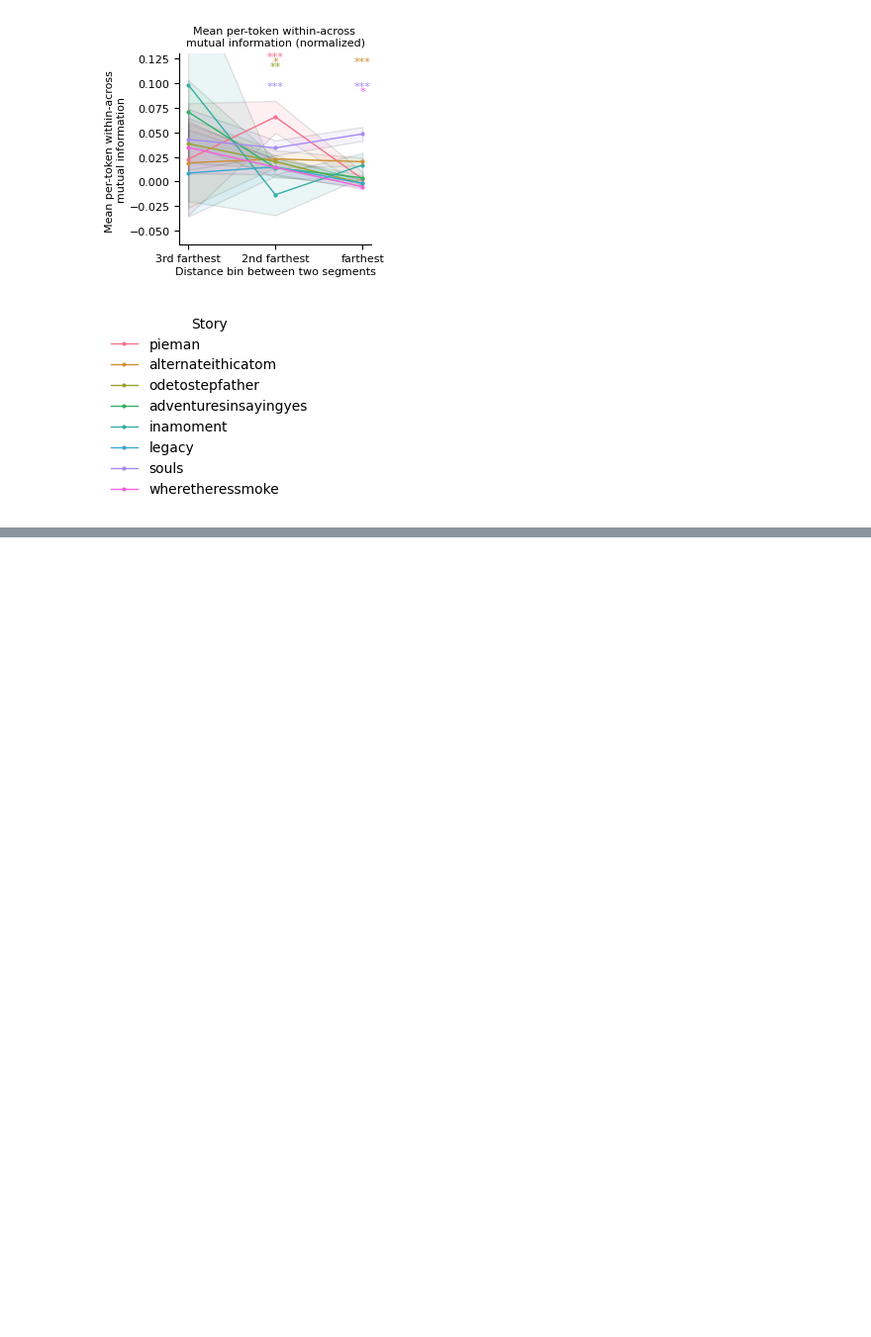
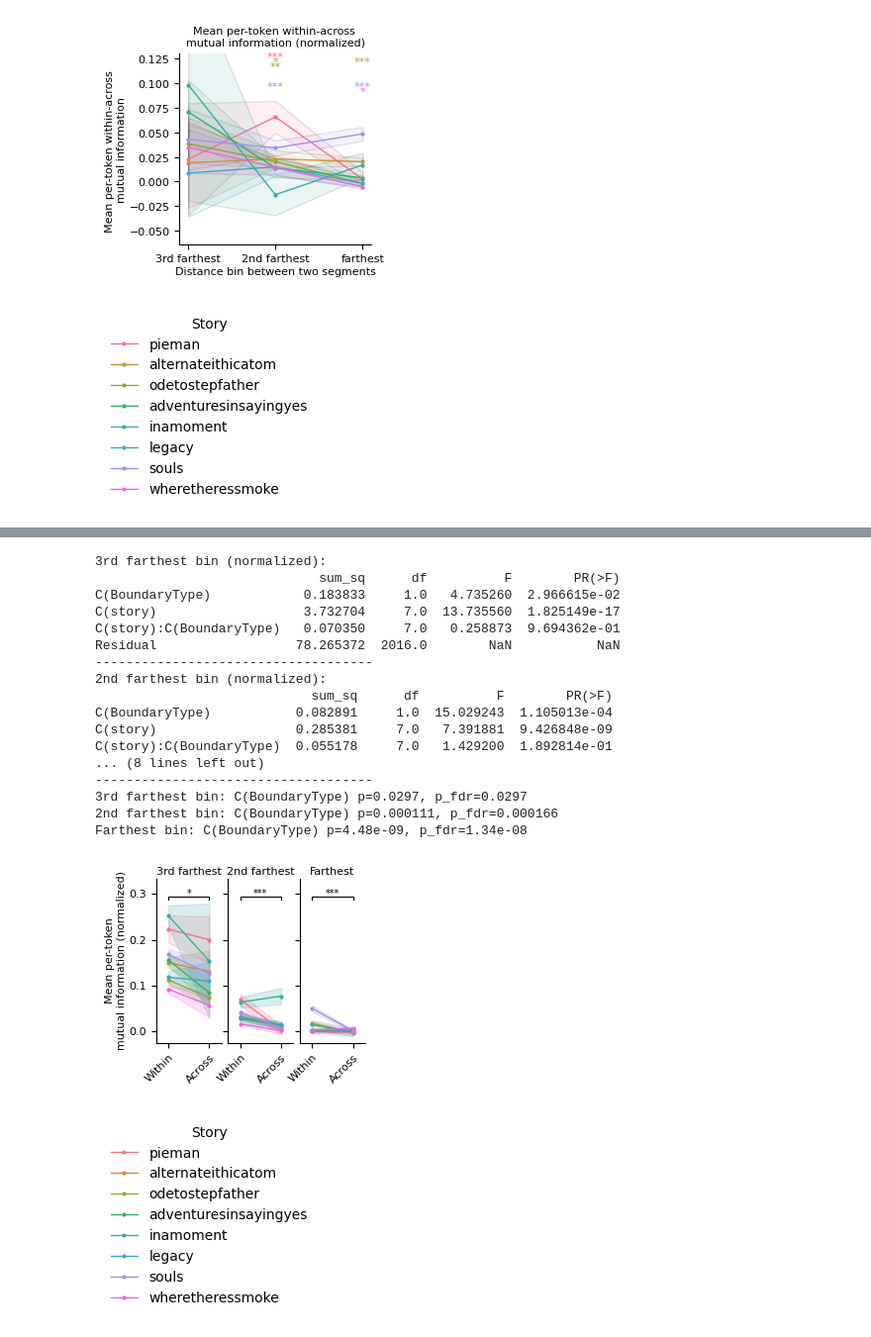
Before and after one commit to HuthLab/CRUISE, a Jupyter notebook: notebooks/event_boundary_information_cleaned.ipynb, the cells around one changed output, grey strips where cells are left out. Shown at 99% size. Saved outputs shown, nothing was run; the diff lists cells and outputs as text; code cells hidden in the pictures; blank space fills up the shorter version.

```diff
--- a/notebooks/event_boundary_information_cleaned.ipynb
+++ b/notebooks/event_boundary_information_cleaned.ipynb
@@ -667,0 +788,24 @@ legend.savefig(os.path.join(sliding_window_figures_save_dir,'within-across_mean_
+# %%
+fig1,legend = plot_pair_type_line(all_story_data_df_norm,norm = True)
+fig1.savefig(os.path.join(sliding_window_figures_save_dir,'within_vs_across_3farthest_norm_%dbins.svg'%nbins),transparent = True)
+# legend.savefig(os.path.join(sliding_window_figures_save_dir,'within_vs_across_norm_legend.svg'),transparent = True)
+# %% [output]
+3rd farthest bin (normalized):
+                             sum_sq      df          F        PR(>F)
+C(BoundaryType)            0.183833     1.0   4.735260  2.966615e-02
+C(story)                   3.732704     7.0  13.735560  1.825149e-17
+C(story):C(BoundaryType)   0.070350     7.0   0.258873  9.694362e-01
+Residual                  78.265372  2016.0        NaN           NaN
+------------------------------------
+2nd farthest bin (normalized):
+                            sum_sq      df          F        PR(>F)
+C(BoundaryType)           0.082891     1.0  15.029243  1.105013e-04
+C(story)                  0.285381     7.0   7.391881  9.426848e-09
+C(story):C(BoundaryType)  0.055178     7.0   1.429200  1.892814e-01
+... (8 lines left out)
+------------------------------------
+3rd farthest bin: C(BoundaryType) p=0.0297, p_fdr=0.0297
+2nd farthest bin: C(BoundaryType) p=0.000111, p_fdr=0.000166
+Farthest bin: C(BoundaryType) p=4.48e-09, p_fdr=1.34e-08
+[figure, added]
+[figure, added]
```
Also changed, not shown: parts of 2 cells of this notebook, 38 other files.
